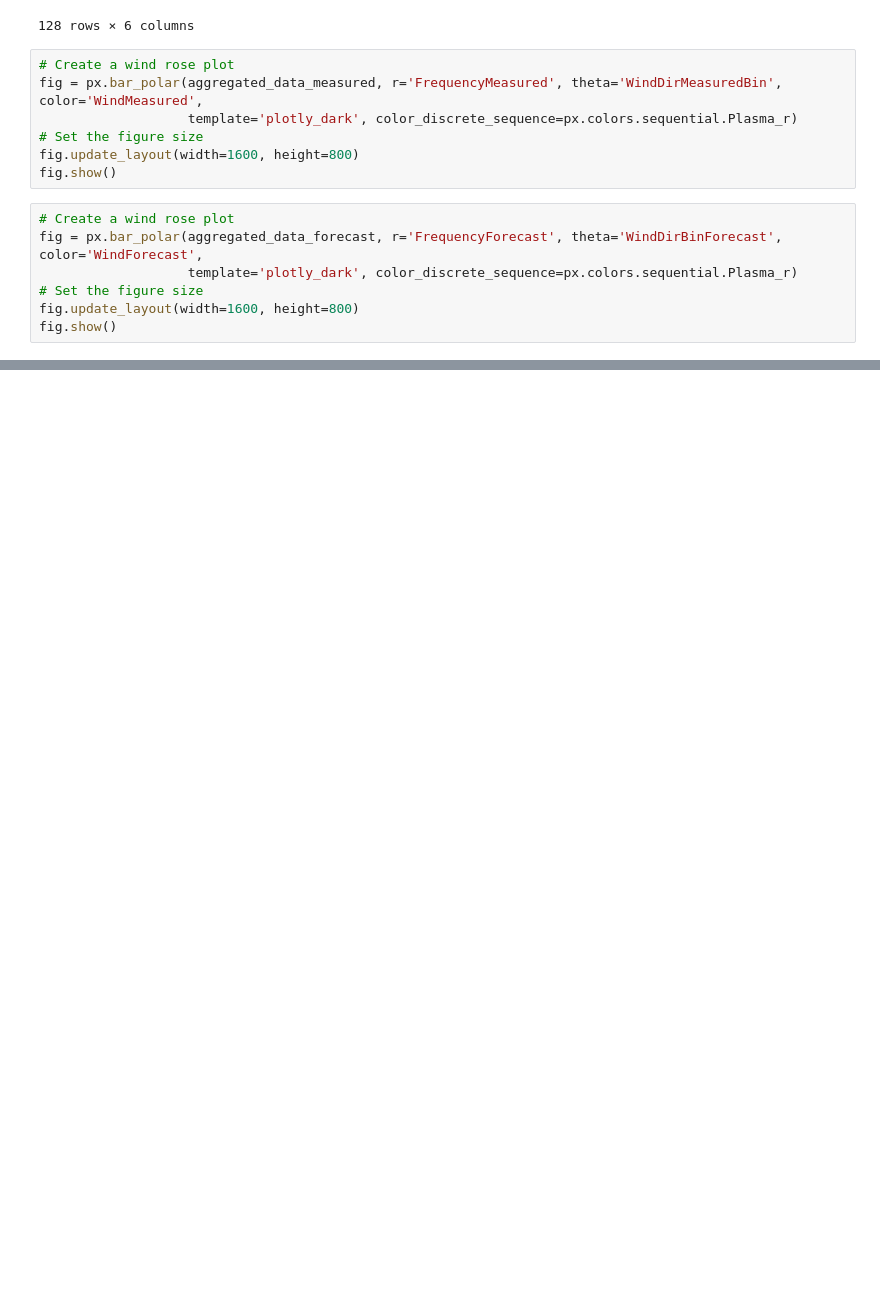
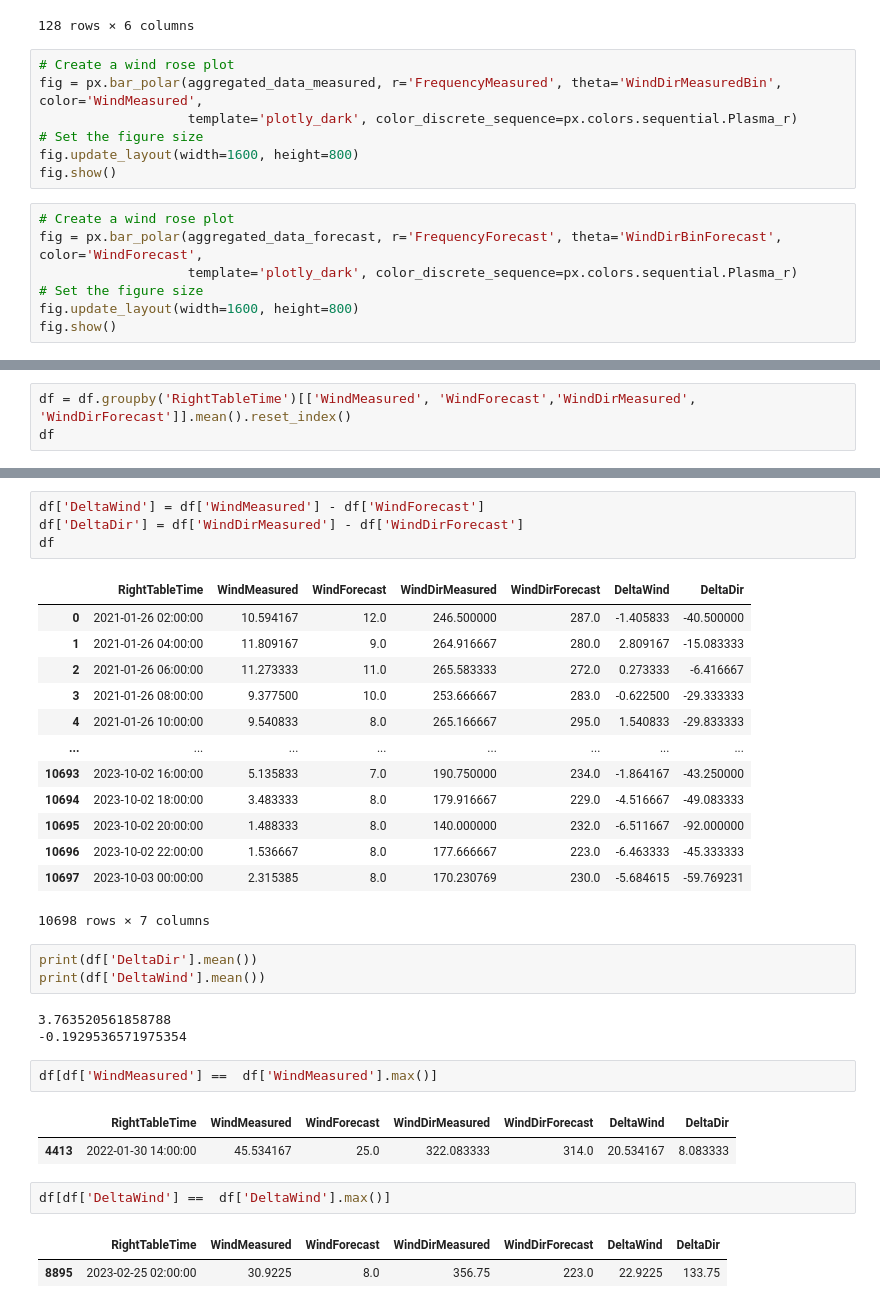
Before and after one commit to KrystianPi/WindPRO, a Jupyter notebook: eda.ipynb, the cells around one changed output, grey strips where cells are left out. Cells and saved outputs as stored; diff of their text form; blank space fills up the shorter version.

```diff
--- a/eda.ipynb
+++ b/eda.ipynb
@@ -131,0 +147,3 @@ sns.displot(data=df, x='delta', hue='Month', kind='hist')
+# %%
+df = df.groupby('RightTableTime')[['WindMeasured', 'WindForecast','WindDirMeasured', 'WindDirForecast']].mean().reset_index()
+df
@@ -131,0 +164,34 @@ sns.displot(data=df, x='delta', hue='Month', kind='hist')
+# %%
+df['DeltaWind'] = df['WindMeasured'] - df['WindForecast']
+df['DeltaDir'] = df['WindDirMeasured'] - df['WindDirForecast']
+df
+# %% [output]
+|  | RightTableTime | WindMeasured | WindForecast | WindDirMeasured | WindDirForecast | DeltaWind | DeltaDir |
+| 0 | 2021-01-26 02:00:00 | 10.594167 | 12.0 | 246.500000 | 287.0 | -1.405833 | -40.500000 |
+| 1 | 2021-01-26 04:00:00 | 11.809167 | 9.0 | 264.916667 | 280.0 | 2.809167 | -15.083333 |
+| 2 | 2021-01-26 06:00:00 | 11.273333 | 11.0 | 265.583333 | 272.0 | 0.273333 | -6.416667 |
+| 3 | 2021-01-26 08:00:00 | 9.377500 | 10.0 | 253.666667 | 283.0 | -0.622500 | -29.333333 |
+| 4 | 2021-01-26 10:00:00 | 9.540833 | 8.0 | 265.166667 | 295.0 | 1.540833 | -29.833333 |
+| ... | ... | ... | ... | ... | ... | ... | ... |
+| 10693 | 2023-10-02 16:00:00 | 5.135833 | 7.0 | 190.750000 | 234.0 | -1.864167 | -43.250000 |
+| 10694 | 2023-10-02 18:00:00 | 3.483333 | 8.0 | 179.916667 | 229.0 | -4.516667 | -49.083333 |
+| 10695 | 2023-10-02 20:00:00 | 1.488333 | 8.0 | 140.000000 | 232.0 | -6.511667 | -92.000000 |
+| 10696 | 2023-10-02 22:00:00 | 1.536667 | 8.0 | 177.666667 | 223.0 | -6.463333 | -45.333333 |
+| 10697 | 2023-10-03 00:00:00 | 2.315385 | 8.0 | 170.230769 | 230.0 | -5.684615 | -59.769231 |
+10698 rows × 7 columns
+# %%
+print(df['DeltaDir'].mean())
+print(df['DeltaWind'].mean())
+# %% [output]
+3.763520561858788
+-0.1929536571975354
+# %%
+df[df['WindMeasured'] ==  df['WindMeasured'].max()]
+# %% [output]
+|  | RightTableTime | WindMeasured | WindForecast | WindDirMeasured | WindDirForecast | DeltaWind | DeltaDir |
+| 4413 | 2022-01-30 14:00:00 | 45.534167 | 25.0 | 322.083333 | 314.0 | 20.534167 | 8.083333 |
+# %%
+df[df['DeltaWind'] ==  df['DeltaWind'].max()]
+# %% [output]
+|  | RightTableTime | WindMeasured | WindForecast | WindDirMeasured | WindDirForecast | DeltaWind | DeltaDir |
+| 8895 | 2023-02-25 02:00:00 | 30.9225 | 8.0 | 356.75 | 223.0 | 22.9225 | 133.75 |
```
Also changed, not shown: parts of 8 cells of this notebook.
